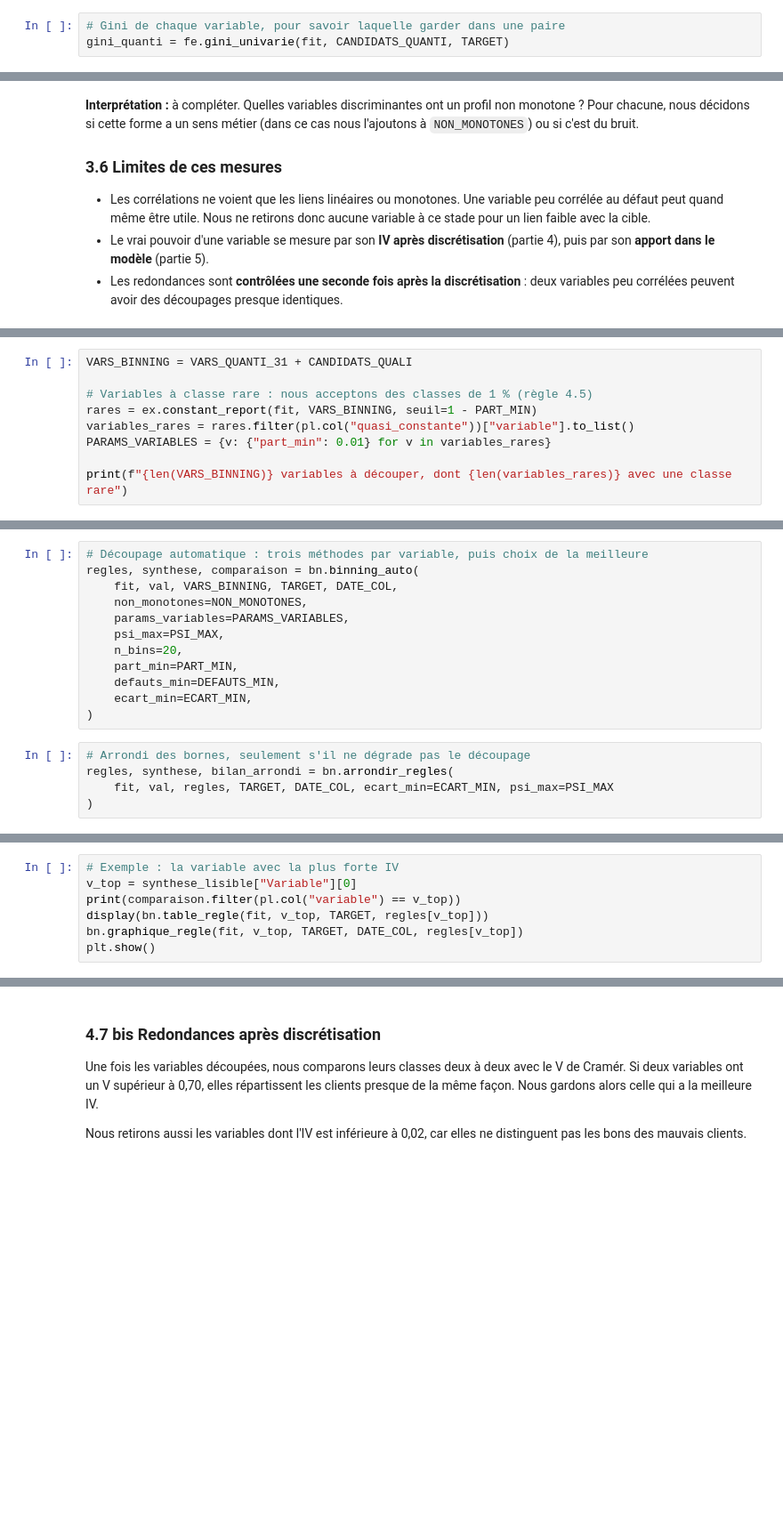
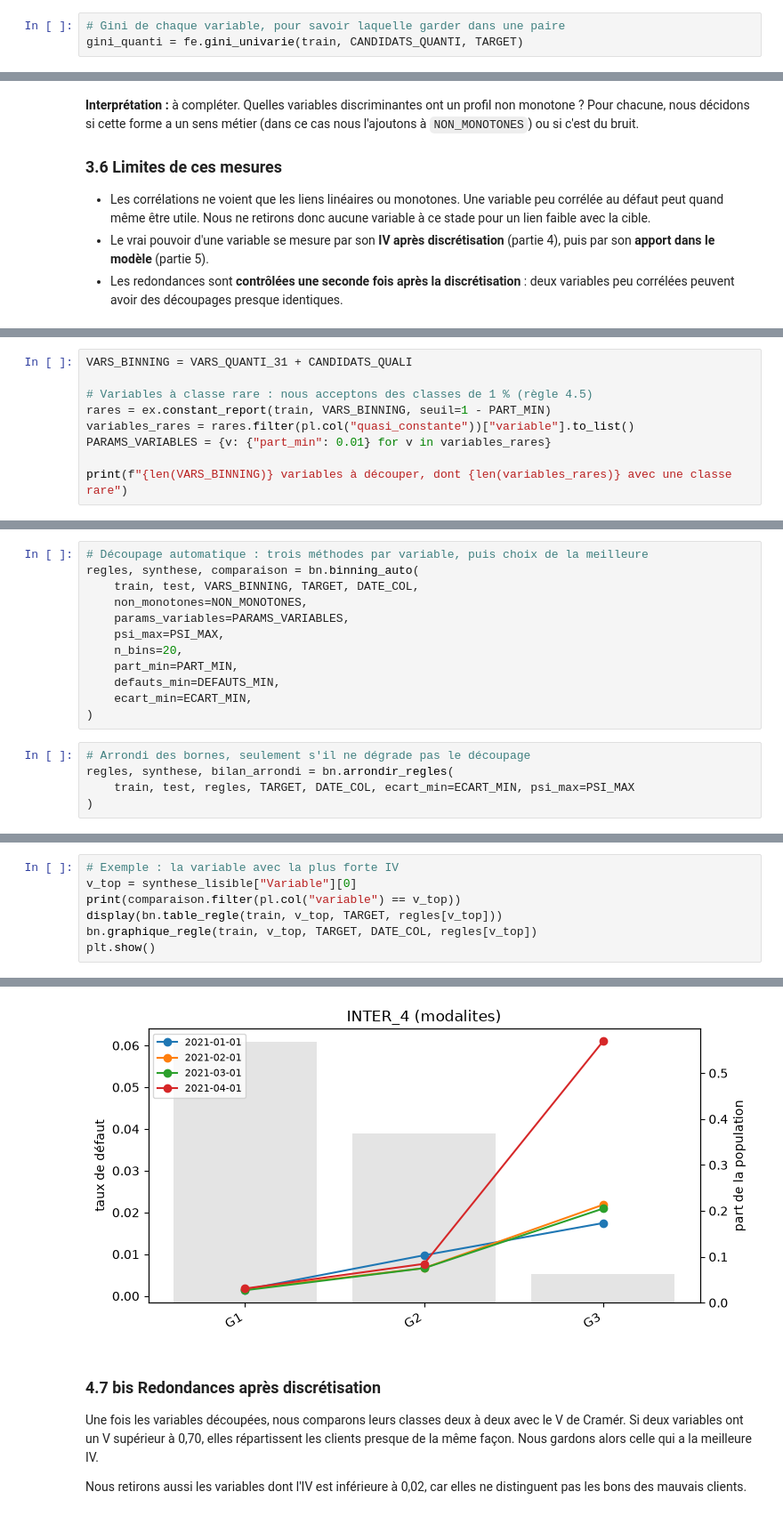
Before and after one commit to fulfam97/Projet-scoring, a Jupyter notebook: Analyse_Mono_Sans_Engagement_decoupe.ipynb, the cells around one changed output, grey strips where cells are left out. Shown at 89% size. Cells and saved outputs as stored; diff of their text form; blank space fills up the shorter version.

```diff
--- a/Analyse_Mono_Sans_Engagement_decoupe.ipynb
+++ b/Analyse_Mono_Sans_Engagement_decoupe.ipynb
@@ -712,6 +1003,6 @@ print(f"Paires redondantes selon Pearson : {paires_pearson.height}")
 # %%
 # Gini de chaque variable, pour savoir laquelle garder dans une paire
-gini_quanti = fe.gini_univarie(fit, CANDIDATS_QUANTI, TARGET)
+gini_quanti = fe.gini_univarie(train, CANDIDATS_QUANTI, TARGET)
 # %%
 def construire_voisins(liste_paires):
     # Pour chaque variable, l'ensemble des variables avec lesquelles elle est redondante
@@ -893,7 +1290,7 @@ Les découpages sont construits sur l'**apprentissage** et comparés sur la **va
 VARS_BINNING = VARS_QUANTI_31 + CANDIDATS_QUALI
 
 # Variables à classe rare : nous acceptons des classes de 1 % (règle 4.5)
-rares = ex.constant_report(fit, VARS_BINNING, seuil=1 - PART_MIN)
+rares = ex.constant_report(train, VARS_BINNING, seuil=1 - PART_MIN)
 variables_rares = rares.filter(pl.col("quasi_constante"))["variable"].to_list()
 PARAMS_VARIABLES = {v: {"part_min": 0.01} for v in variables_rares}
 
@@ -901,7 +1300,7 @@ print(f"{len(VARS_BINNING)} variables à découper, dont {len(variables_rares)}
 # %%
 # Découpage automatique : trois méthodes par variable, puis choix de la meilleure
 regles, synthese, comparaison = bn.binning_auto(
-    fit, val, VARS_BINNING, TARGET, DATE_COL,
+    train, test, VARS_BINNING, TARGET, DATE_COL,
     non_monotones=NON_MONOTONES,
     params_variables=PARAMS_VARIABLES,
     psi_max=PSI_MAX,
@@ -913,7 +1312,7 @@ regles, synthese, comparaison = bn.binning_auto(
 # %%
 # Arrondi des bornes, seulement s'il ne dégrade pas le découpage
 regles, synthese, bilan_arrondi = bn.arrondir_regles(
-    fit, val, regles, TARGET, DATE_COL, ecart_min=ECART_MIN, psi_max=PSI_MAX
+    train, test, regles, TARGET, DATE_COL, ecart_min=ECART_MIN, psi_max=PSI_MAX
 )
 # %%
 synthese_lisible = bn.presenter_synthese(synthese, iv_suspect=IV_SUSPECT)
@@ -928,6 +1364,7 @@ display(synthese_lisible)
 # Exemple : la variable avec la plus forte IV
 v_top = synthese_lisible["Variable"][0]
 print(comparaison.filter(pl.col("variable") == v_top))
-display(bn.table_regle(fit, v_top, TARGET, regles[v_top]))
-bn.graphique_regle(fit, v_top, TARGET, DATE_COL, regles[v_top])
+display(bn.table_regle(train, v_top, TARGET, regles[v_top]))
+bn.graphique_regle(train, v_top, TARGET, DATE_COL, regles[v_top])
 plt.show()
+# %% [output]
@@ -934,3 +1390,4 @@ plt.show()
+[figure, added]
 # %% [markdown]
 ### 4.7 bis Redondances après discrétisation
 
```
Also changed, not shown: parts of 97 cells of this notebook, 1 other file.
